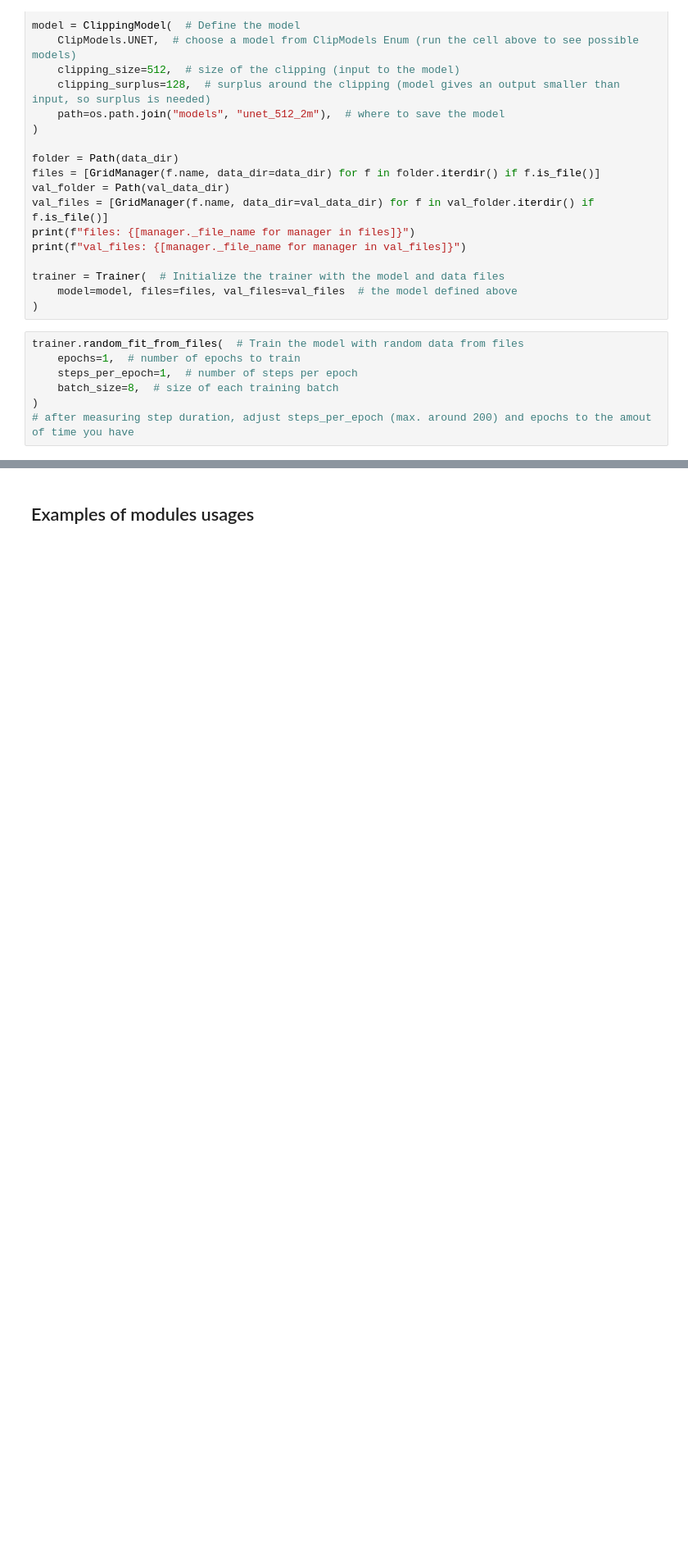
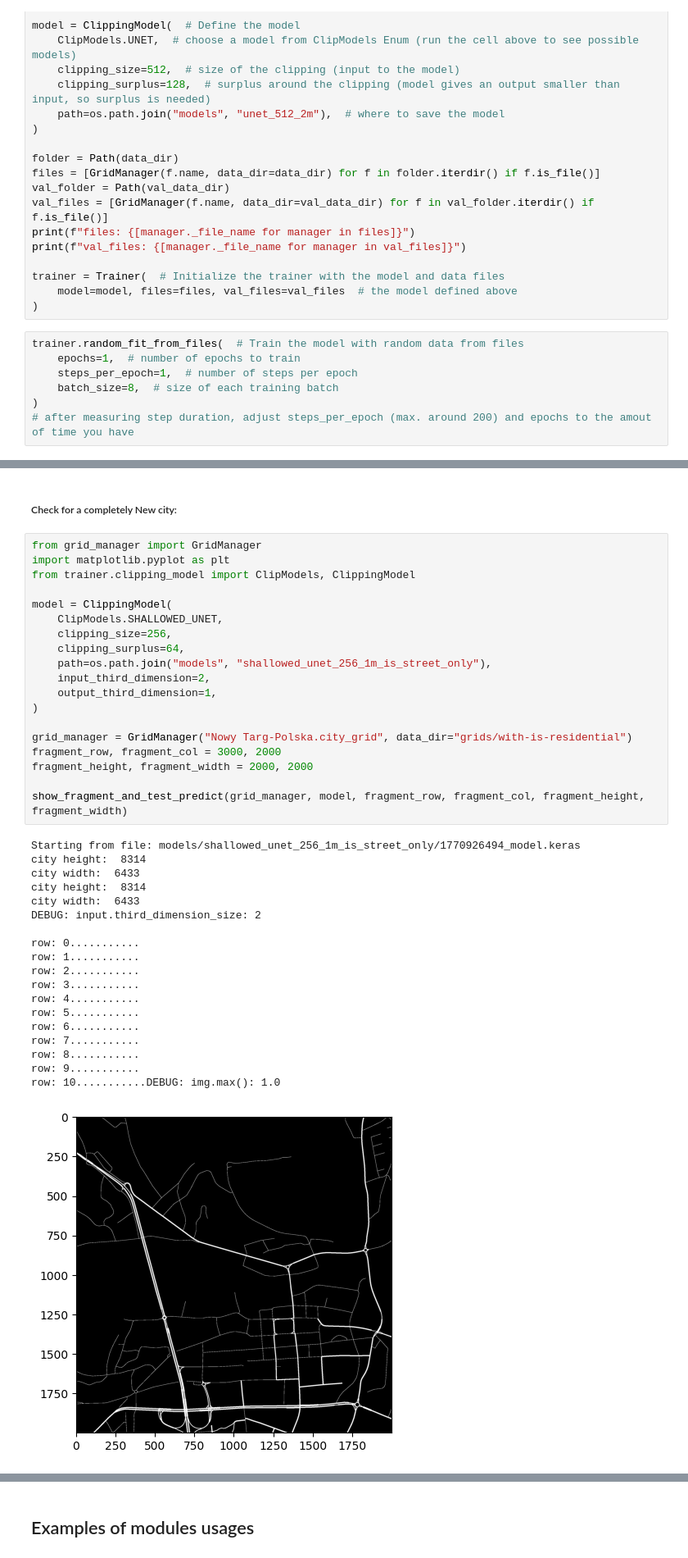
Before and after one commit to CRoadA/CRoadA, a Jupyter notebook: main.ipynb, the cells around one changed output, grey strips where cells are left out. Shown at 82% size. Drawn from its saved outputs; the diff is of its cells as text; blank space fills up the shorter version.

```diff
--- a/main.ipynb
+++ b/main.ipynb
@@ -784,0 +789,41 @@ Text(0.5, 1.0, 'predicted road (OUTPUT)')
+# %% [markdown]
+##### Check for a completely New city:
+# %%
+from grid_manager import GridManager
+import matplotlib.pyplot as plt
+from trainer.clipping_model import ClipModels, ClippingModel
+
+model = ClippingModel(
+    ClipModels.SHALLOWED_UNET,
+    clipping_size=256,
+    clipping_surplus=64,
+    path=os.path.join("models", "shallowed_unet_256_1m_is_street_only"),
+    input_third_dimension=2,
+    output_third_dimension=1,
+)
+
+grid_manager = GridManager("Nowy Targ-Polska.city_grid", data_dir="grids/with-is-residential")
+fragment_row, fragment_col = 3000, 2000
+fragment_height, fragment_width = 2000, 2000
+
+show_fragment_and_test_predict(grid_manager, model, fragment_row, fragment_col, fragment_height, fragment_width)
+# %% [output]
+Starting from file: models/shallowed_unet_256_1m_is_street_only/1770926494_model.keras
+city height:  8314
+city width:  6433
+city height:  8314
+city width:  6433
+DEBUG: input.third_dimension_size: 2
+
+row: 0...........
+row: 1...........
+row: 2...........
+row: 3...........
+row: 4...........
+row: 5...........
+row: 6...........
+row: 7...........
+row: 8...........
+row: 9...........
+row: 10...........DEBUG: img.max(): 1.0
+[figure, added]
```
Also changed, not shown: parts of 34 cells of this notebook.
